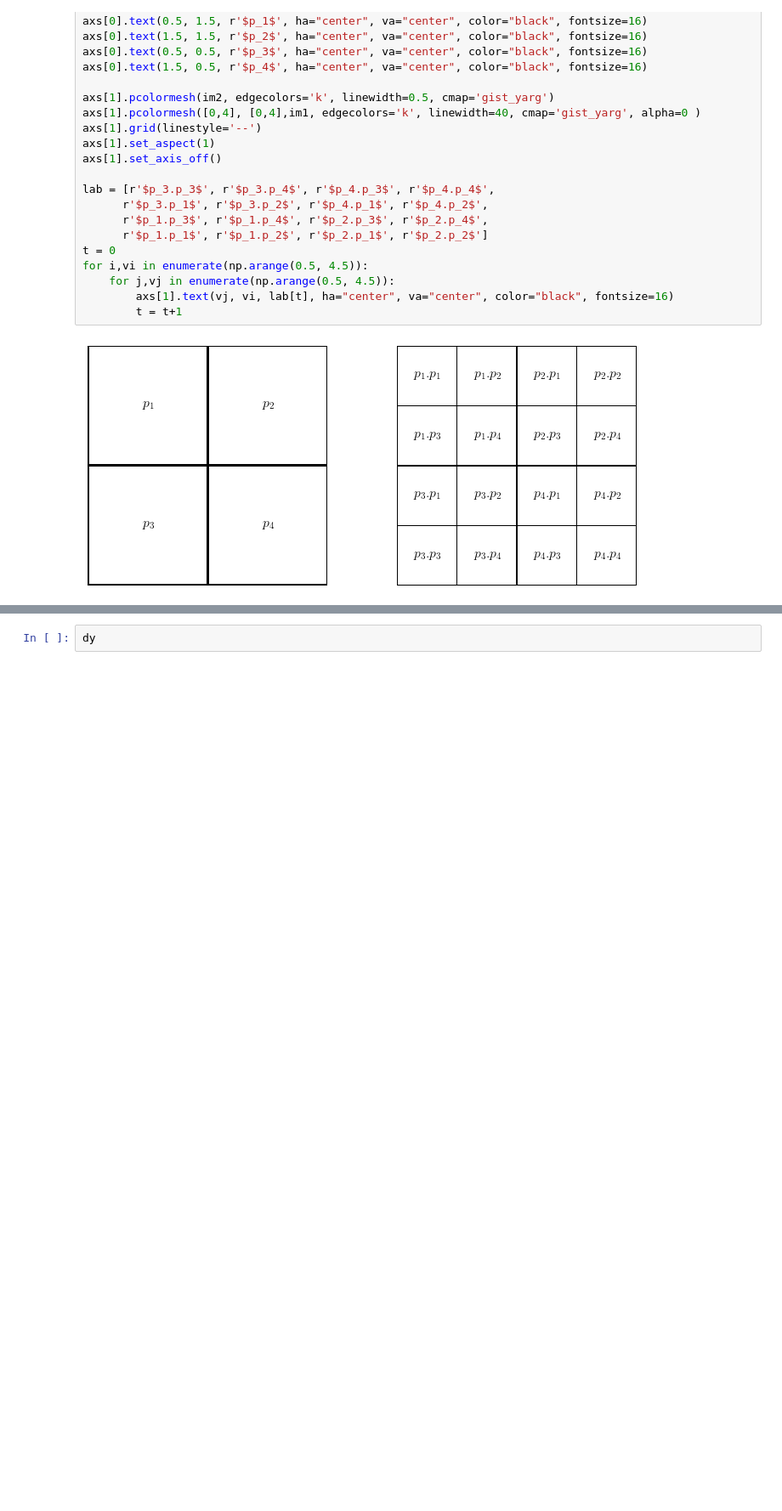
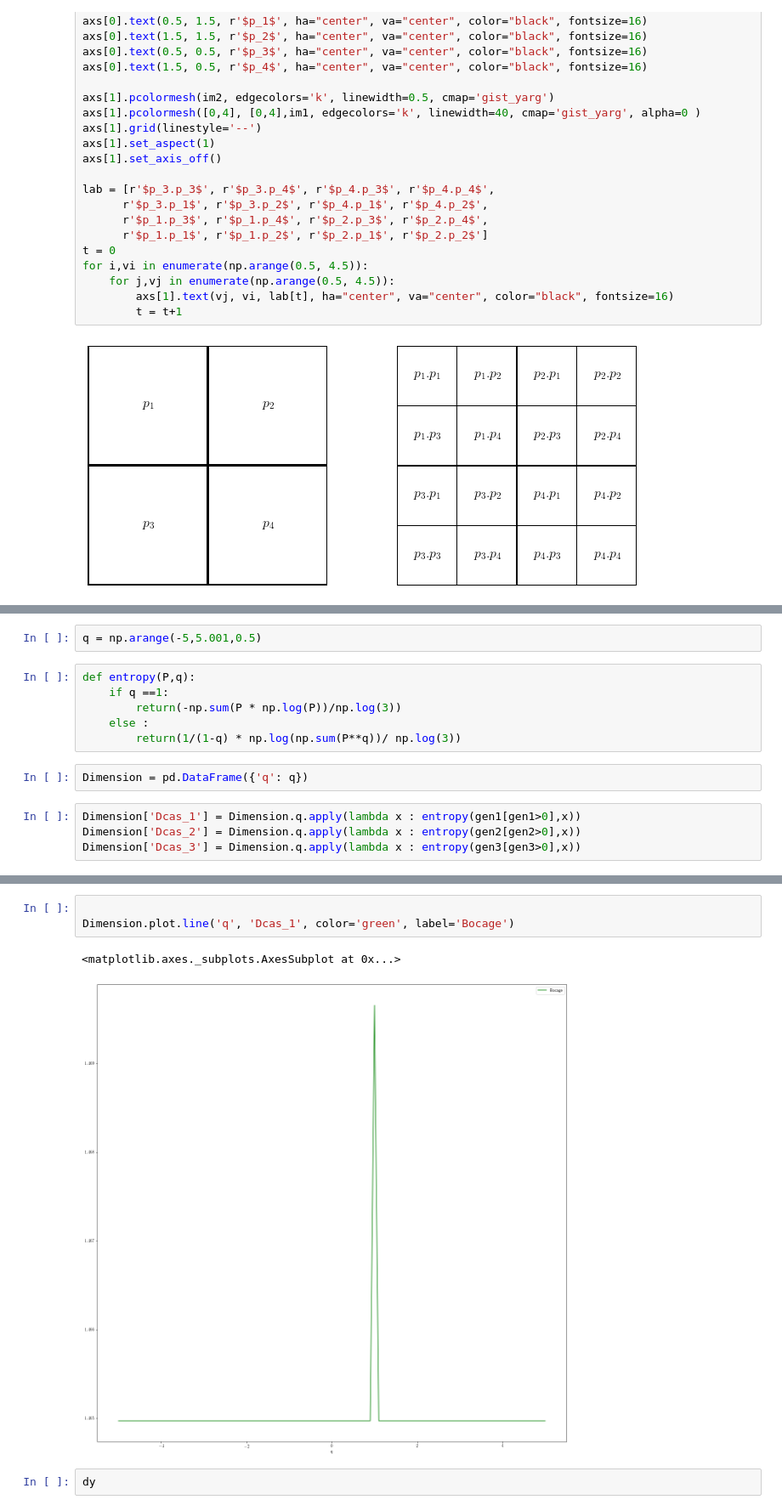
Before and after one commit to fsemecurbe/GWFA, a Jupyter notebook: image.ipynb, the cells around one changed output, grey strips where cells are left out. Shown: that part at 85% size. Drawn from its saved outputs; the diff is of its cells as text; blank space fills up the shorter version.

```diff
--- a/image.ipynb
+++ b/image.ipynb
@@ -192,0 +145,14 @@ array([[0, 0, 0, 0, 0, 0, 0, 0, 0],
+# %%
+q = np.arange(-5,5.001,0.5)
+# %%
+def entropy(P,q):
+    if q ==1:
+        return(-np.sum(P * np.log(P))/np.log(3))
+    else :
+        return(1/(1-q) * np.log(np.sum(P**q))/ np.log(3))
+# %%
+Dimension = pd.DataFrame({'q': q})
+# %%
+Dimension['Dcas_1'] = Dimension.q.apply(lambda x : entropy(gen1[gen1>0],x))
+Dimension['Dcas_2'] = Dimension.q.apply(lambda x : entropy(gen2[gen2>0],x))
+Dimension['Dcas_3'] = Dimension.q.apply(lambda x : entropy(gen3[gen3>0],x))
@@ -193,3 +179,9 @@ array([[0, 0, 0, 0, 0, 0, 0, 0, 0],
+# %%
+
+Dimension.plot.line('q', 'Dcas_1', color='green', label='Bocage')
+# %% [output]
+<matplotlib.axes._subplots.AxesSubplot at 0x...>
+[figure, added]
 # %%
 dy
 # %% [output]
```
Also changed, not shown: parts of 18 cells of this notebook.
